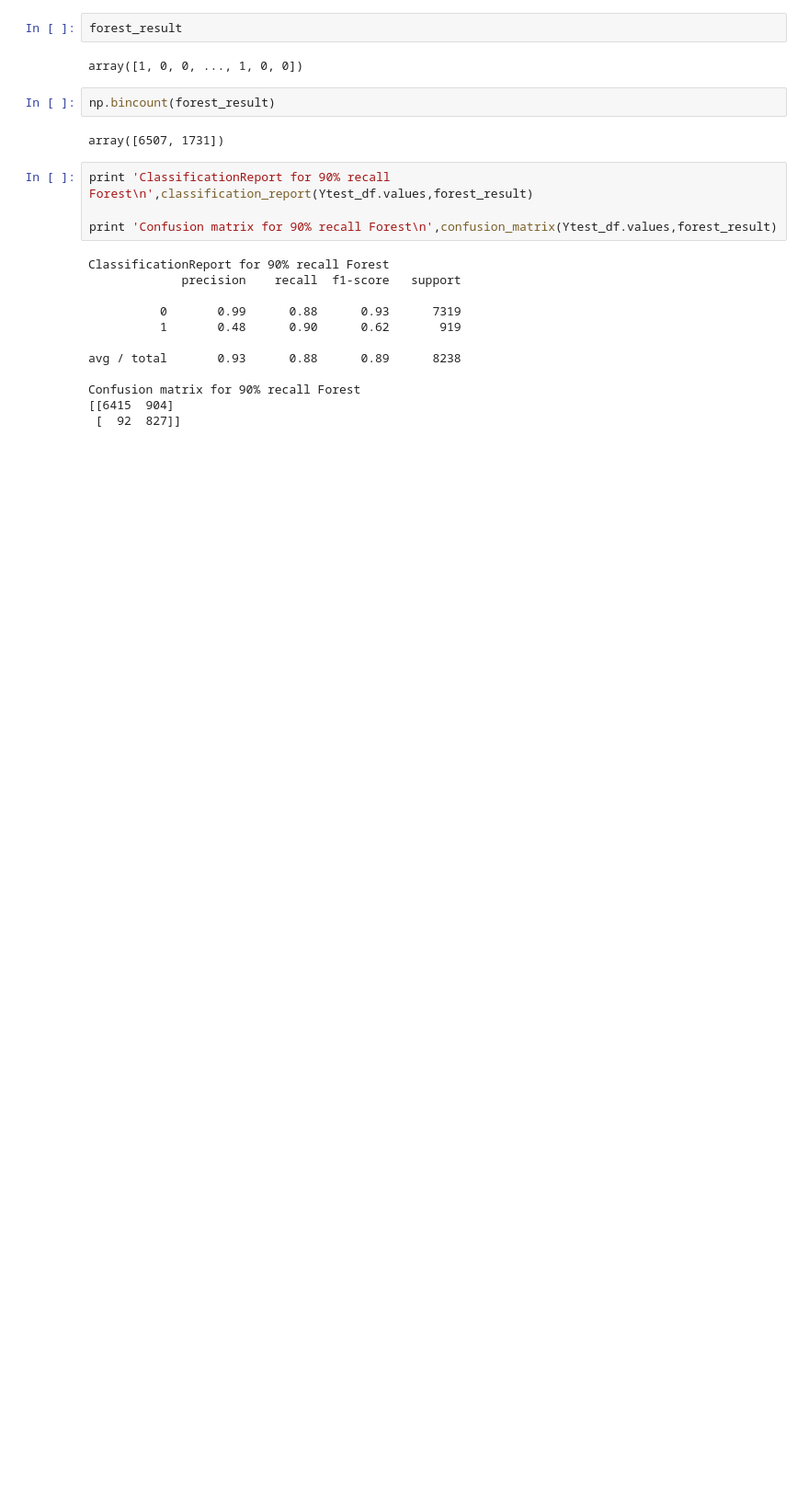
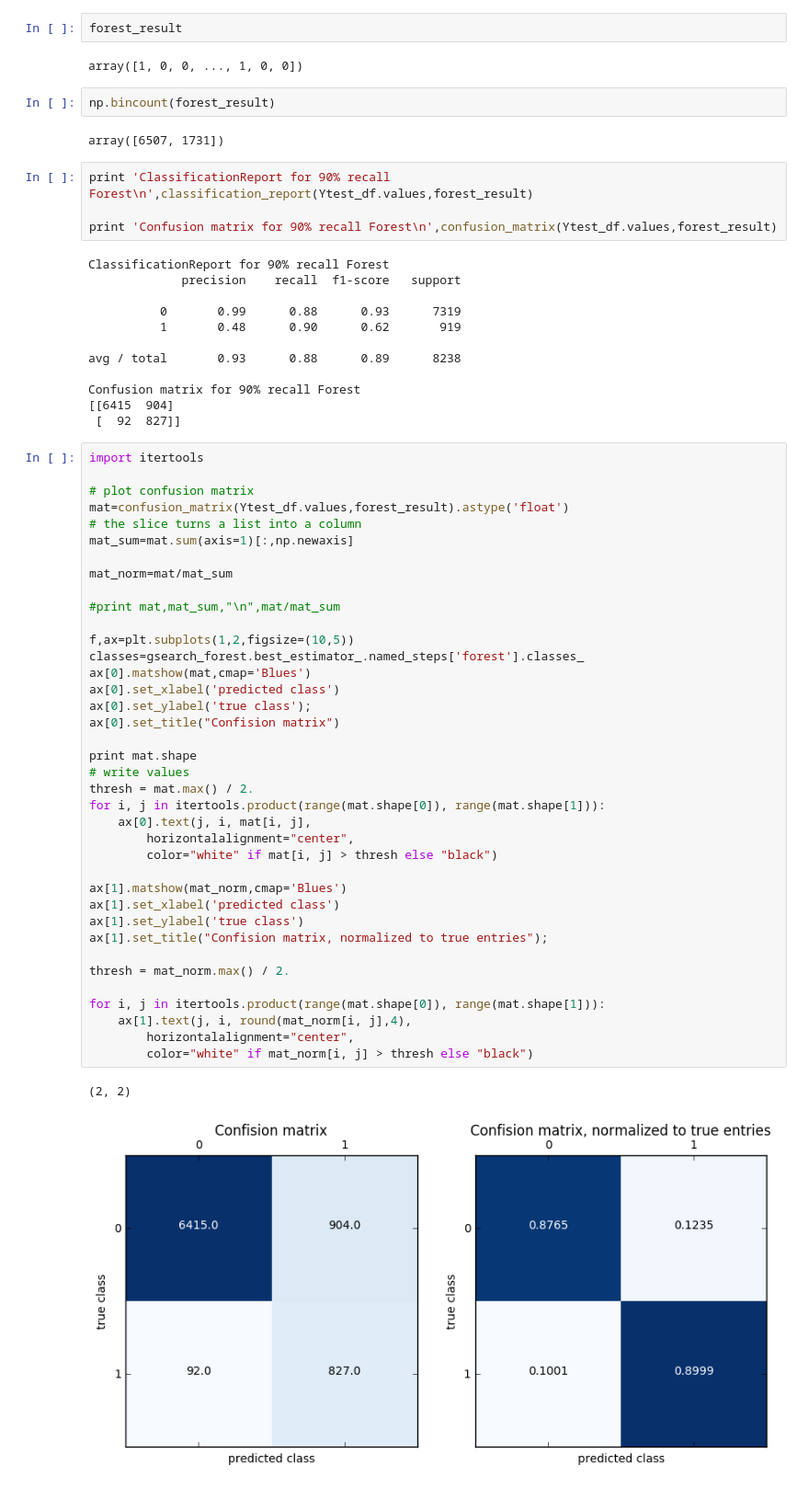
Before and after one commit to disimone/check24_test, a Jupyter notebook: check24_test.ipynb, the cells around one changed output. Shown at 92% size. Cells and saved outputs as stored; diff of their text form; blank space fills up the shorter version.

```diff
--- a/check24_test.ipynb
+++ b/check24_test.ipynb
@@ -475,3 +466,44 @@ avg / total       0.93      0.88      0.89      8238
 Confusion matrix for 90% recall Forest
 [[6415  904]
  [  92  827]]
+# %%
+import itertools
+
+# plot confusion matrix
+mat=confusion_matrix(Ytest_df.values,forest_result).astype('float')
+# the slice turns a list into a column
+mat_sum=mat.sum(axis=1)[:,np.newaxis]
+
+mat_norm=mat/mat_sum
+
+#print mat,mat_sum,"\n",mat/mat_sum
+
+f,ax=plt.subplots(1,2,figsize=(10,5))
+classes=gsearch_forest.best_estimator_.named_steps['forest'].classes_
+ax[0].matshow(mat,cmap='Blues')
+ax[0].set_xlabel('predicted class')
+ax[0].set_ylabel('true class');
+ax[0].set_title("Confision matrix")
+
+print mat.shape
+# write values
+thresh = mat.max() / 2.
+for i, j in itertools.product(range(mat.shape[0]), range(mat.shape[1])):
+    ax[0].text(j, i, mat[i, j],
+        horizontalalignment="center",
+        color="white" if mat[i, j] > thresh else "black")
+
+ax[1].matshow(mat_norm,cmap='Blues')
+ax[1].set_xlabel('predicted class')
+ax[1].set_ylabel('true class')
+ax[1].set_title("Confision matrix, normalized to true entries");
+
+thresh = mat_norm.max() / 2.
+
+for i, j in itertools.product(range(mat.shape[0]), range(mat.shape[1])):
+    ax[1].text(j, i, round(mat_norm[i, j],4),
+        horizontalalignment="center",
+        color="white" if mat_norm[i, j] > thresh else "black")
+# %% [output]
+(2, 2)
+[figure, added]
```
Also changed, not shown: parts of 4 cells of this notebook.
